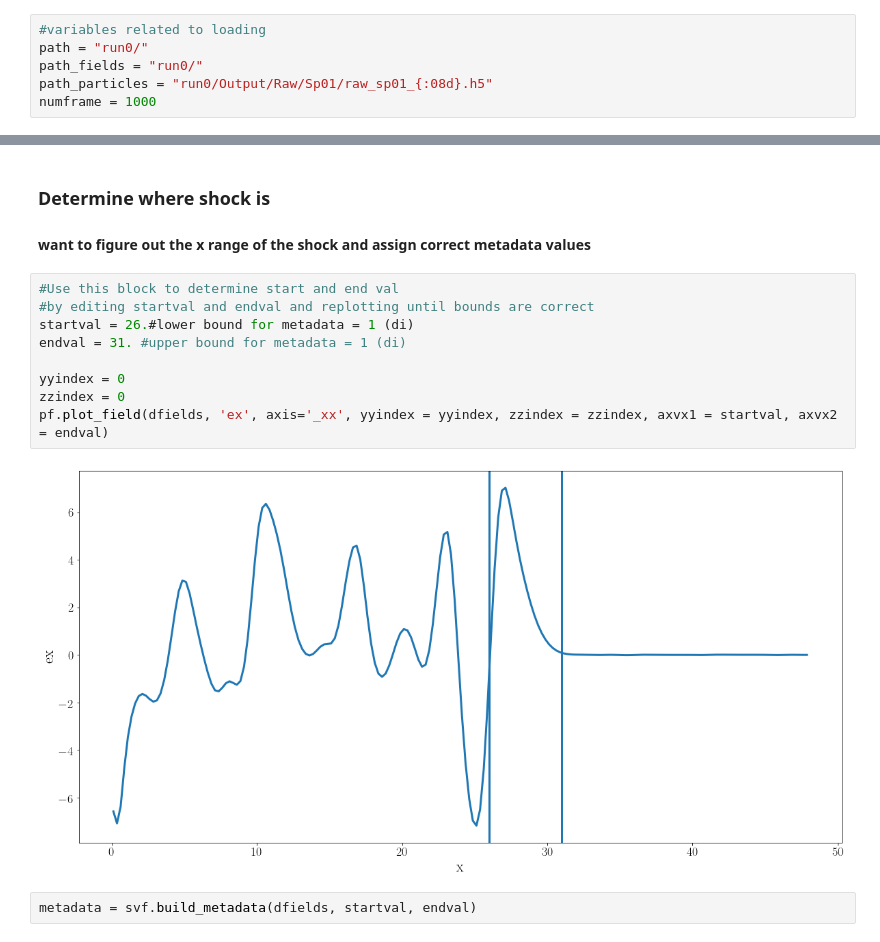
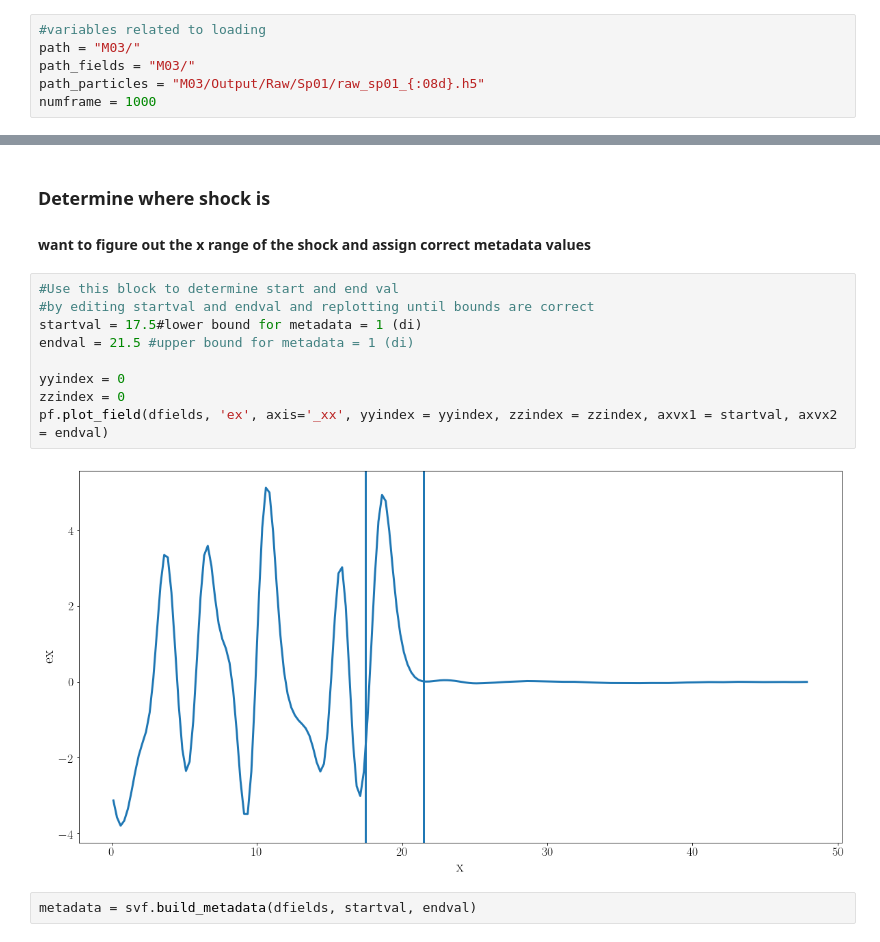
Before and after one commit to collinrbr/FPCAnalysis, a Jupyter notebook: dHybridR.ipynb, the cells around one changed output, grey strips where cells are left out. Drawn from its saved outputs; the diff is of its cells as text.

```diff
--- a/dHybridR.ipynb
+++ b/dHybridR.ipynb
@@ -28,9 +28,9 @@ importlib.reload(ftf)
 ### Load data
 # %%
 #variables related to loading
-path = "run0/"
-path_fields = "run0/"
-path_particles = "run0/Output/Raw/Sp01/raw_sp01_{:08d}.h5"
+path = "M03/"
+path_fields = "M03/"
+path_particles = "M03/Output/Raw/Sp01/raw_sp01_{:08d}.h5"
 numframe = 1000
 # %%
 #load fields
@@ -129,14 +121,14 @@ pf.plot_all_fields(dfields, axis='_xx', xxindex = 0, yyindex = 0, zzindex = 0)
 # %%
 #Use this block to determine start and end val
 #by editing startval and endval and replotting until bounds are correct
-startval = 26.#lower bound for metadata = 1 (di)
-endval = 31. #upper bound for metadata = 1 (di)
+startval = 17.5#lower bound for metadata = 1 (di)
+endval = 21.5 #upper bound for metadata = 1 (di)
 
 yyindex = 0
 zzindex = 0
 pf.plot_field(dfields, 'ex', axis='_xx', yyindex = yyindex, zzindex = zzindex, axvx1 = startval, axvx2 = endval)
 # %% [output]
-[figure, old version]
+[figure, new version]
 # %%
 metadata = svf.build_metadata(dfields, startval, endval)
 # %%
```
Also changed, not shown: parts of 36 cells of this notebook, 7 other files.
